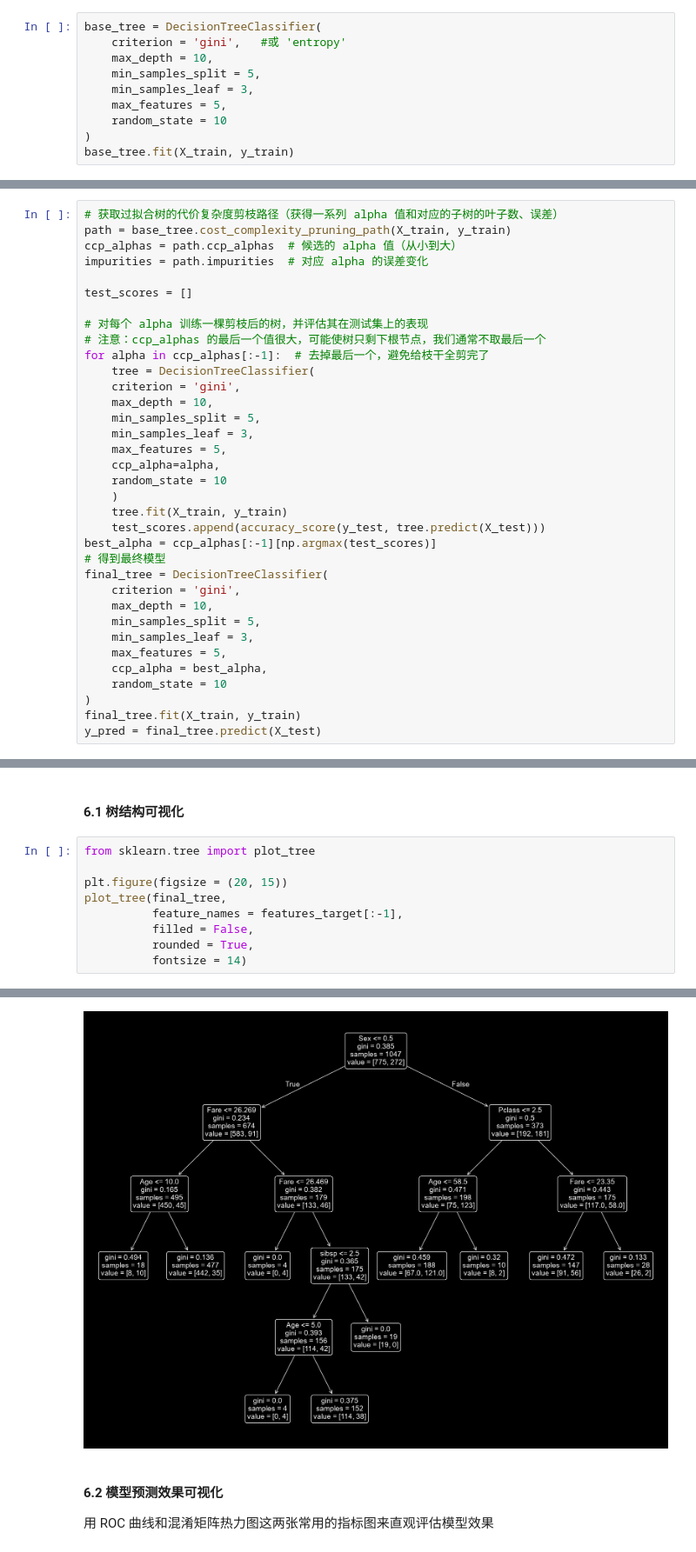
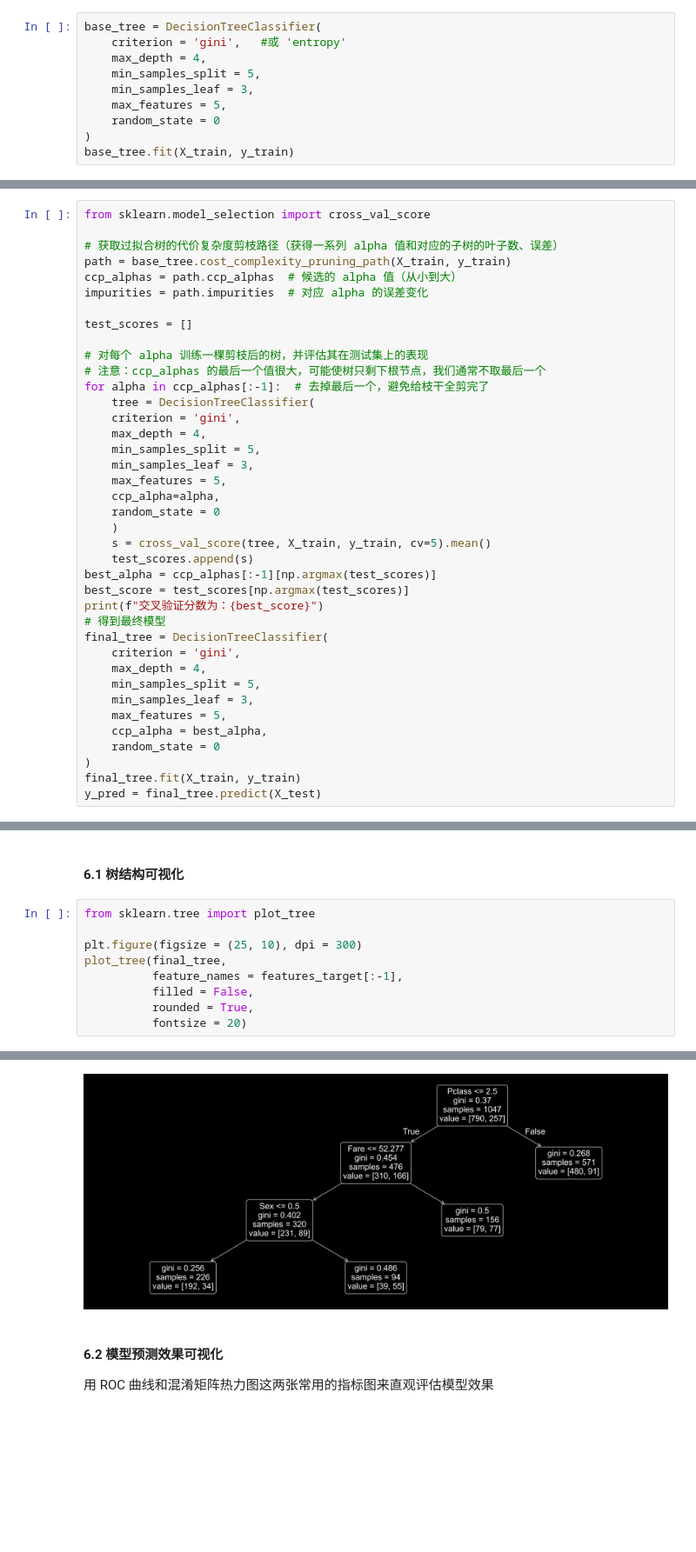
Before and after one commit to youfeng66/MathematicalModelingAlgorithm, a Jupyter notebook: DecisionTree/decision_tree.ipynb, the cells around one changed output, grey strips where cells are left out. Shown at 87% size. Cells and saved outputs as stored; diff of their text form; blank space fills up the shorter version.

```diff
--- a/DecisionTree/decision_tree.ipynb
+++ b/DecisionTree/decision_tree.ipynb
@@ -132,11 +132,11 @@ X_train, X_test, y_train, y_test = train_test_split(X, y, test_size = 0.2, rando
 # %%
 base_tree = DecisionTreeClassifier(
     criterion = 'gini',   #或 'entropy'
-    max_depth = 10,
+    max_depth = 4,
     min_samples_split = 5,
     min_samples_leaf = 3,
     max_features = 5,
-    random_state = 10
+    random_state = 0
 )
 base_tree.fit(X_train, y_train)
 # %% [output]
@@ -150,6 +150,8 @@ DecisionTreeClassifier(max_depth=10, max_features=5, min_samples_leaf=3,
 
 我们需要做的就是通过遍历所有可能的 ccp_alpha ，找到那个能可以获得最高正确率的数值
 # %%
+from sklearn.model_selection import cross_val_score
+
 # 获取过拟合树的代价复杂度剪枝路径（获得一系列 alpha 值和对应的子树的叶子数、误差）
 path = base_tree.cost_complexity_pruning_path(X_train, y_train)
 ccp_alphas = path.ccp_alphas  # 候选的 alpha 值（从小到大）
@@ -162,25 +164,27 @@ test_scores = []
 for alpha in ccp_alphas[:-1]:  # 去掉最后一个，避免给枝干全剪完了
     tree = DecisionTreeClassifier(
     criterion = 'gini',
-    max_depth = 10,
+    max_depth = 4,
     min_samples_split = 5,
     min_samples_leaf = 3,
     max_features = 5,
     ccp_alpha=alpha,
-    random_state = 10
+    random_state = 0
     )
-    tree.fit(X_train, y_train)
-    test_scores.append(accuracy_score(y_test, tree.predict(X_test)))
+    s = cross_val_score(tree, X_train, y_train, cv=5).mean()
+    test_scores.append(s)
 best_alpha = ccp_alphas[:-1][np.argmax(test_scores)]
+best_score = test_scores[np.argmax(test_scores)]
+print(f"交叉验证分数为：{best_score}")
 # 得到最终模型
 final_tree = DecisionTreeClassifier(
     criterion = 'gini',
-    max_depth = 10,
+    max_depth = 4,
     min_samples_split = 5,
     min_samples_leaf = 3,
     max_features = 5,
     ccp_alpha = best_alpha,
-    random_state = 10
+    random_state = 0
 )
 final_tree.fit(X_train, y_train)
 y_pred = final_tree.predict(X_test)
@@ -215,10 +221,10 @@ weighted avg       0.82      0.83      0.82       262
 # %%
 from sklearn.tree import plot_tree
 
-plt.figure(figsize = (20, 15))
+plt.figure(figsize = (25, 10), dpi = 300)
 plot_tree(final_tree,
           feature_names = features_target[:-1],
           filled = False,
           rounded = True,
-          fontsize = 14)
+          fontsize = 20)
 # %% [output]
@@ -242,4 +240,4 @@ plot_tree(final_tree,
-[figure, old version]
+[figure, new version]
 # %% [markdown]
 #### 6.2 模型预测效果可视化
 用 ROC 曲线和混淆矩阵热力图这两张常用的指标图来直观评估模型效果
```
Also changed, not shown: parts of 7 cells of this notebook, 1 other file.
